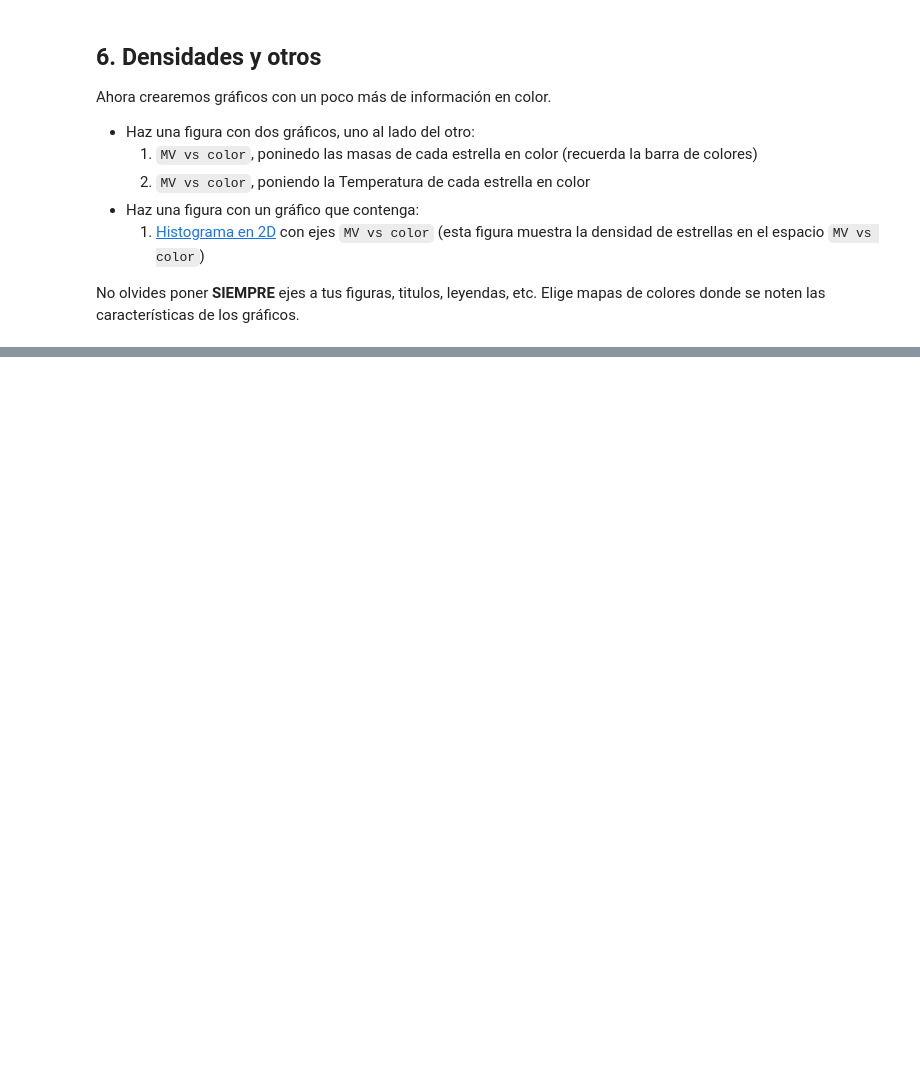
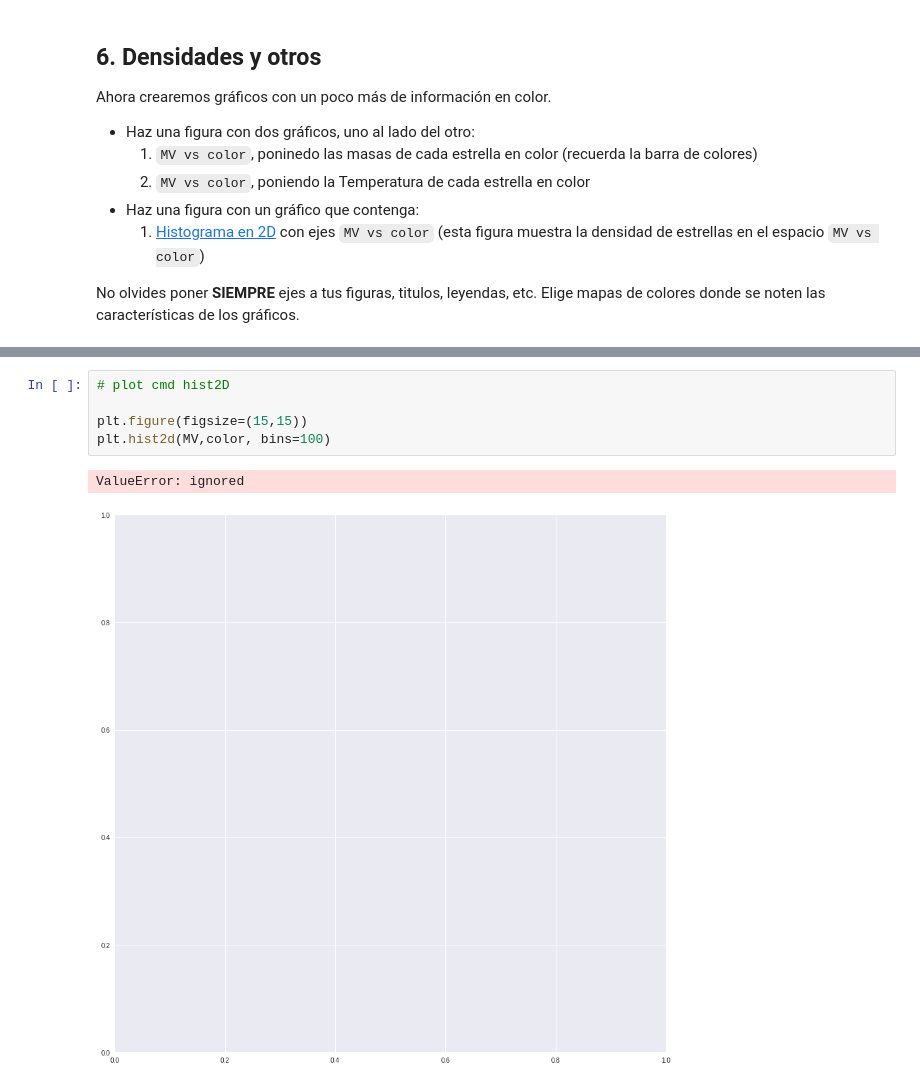
Before and after one commit to VicenteMaturana/minitarea2, a Jupyter notebook: minitarea2.ipynb, the cells around one changed output, grey strips where cells are left out. Saved outputs shown, nothing was run; the diff lists cells and outputs as text; blank space fills up the shorter version.

Commit message:
parte 6 avanzada (la segunda parte me arroja error)

```diff
--- a/minitarea2.ipynb
+++ b/minitarea2.ipynb
@@ -185,0 +199,8 @@ No olvides poner **SIEMPRE** ejes a tus figuras, titulos, leyendas, etc. Elige m
+# %%
+# plot cmd hist2D
+
+plt.figure(figsize=(15,15))
+plt.hist2d(MV,color, bins=100)
+# %% [output]
+ValueError: ignored
+[figure, added]
```
Also changed, not shown: parts of 5 cells of this notebook.
